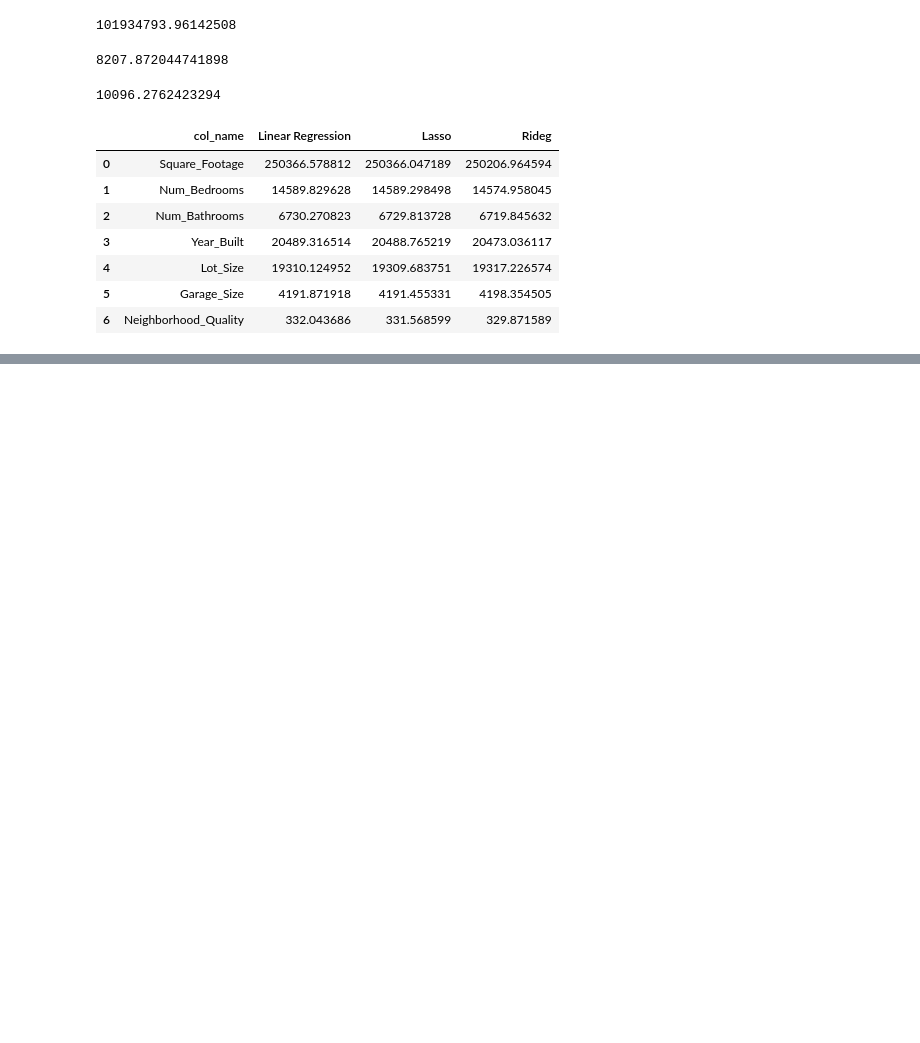
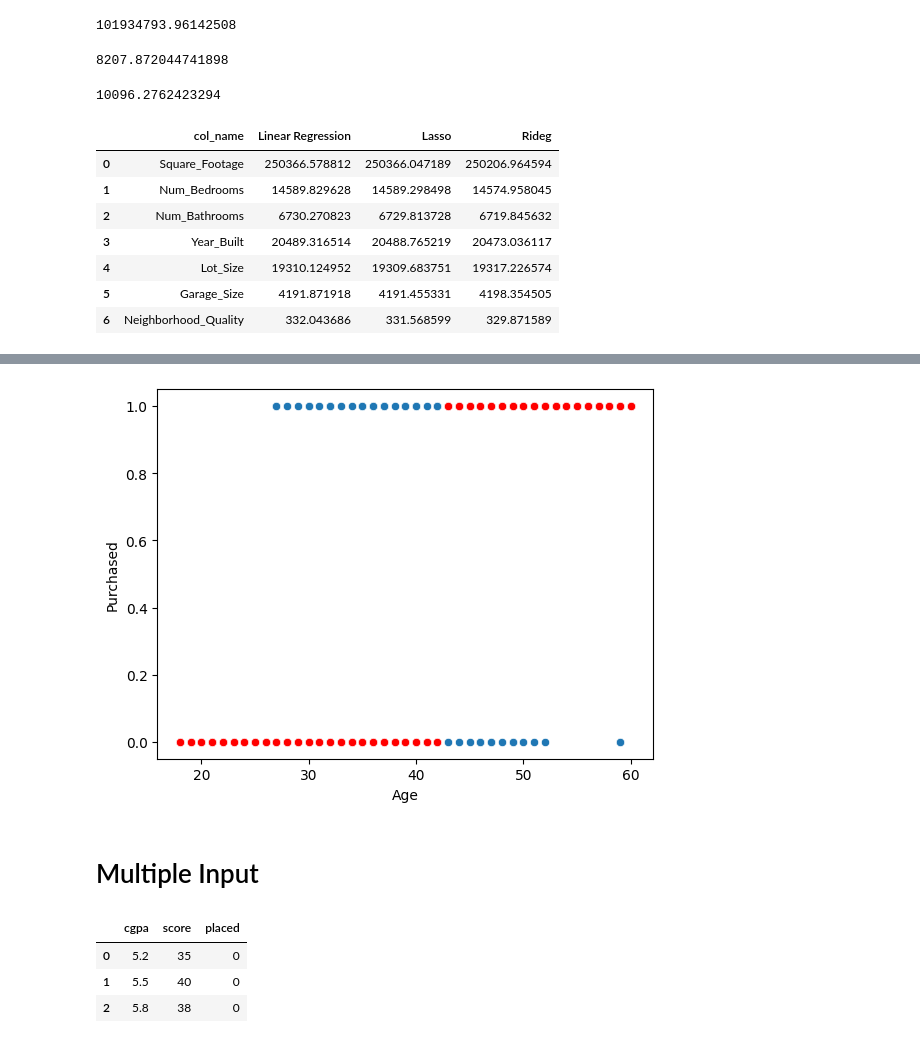
Before and after one commit to jaskiratbudhmaan-ship-it/LocalRepo, a Jupyter notebook: Machine_Learning2.ipynb, the cells around one changed output, grey strips where cells are left out. Saved outputs shown, nothing was run; the diff lists cells and outputs as text; code cells hidden in the pictures; blank space fills up the shorter version.

```diff
--- a/Machine_Learning2.ipynb
+++ b/Machine_Learning2.ipynb
@@ -314,0 +372,8 @@ df
+# %%
+sns.scatterplot(x="Age",y="Purchased",data=dataset)
+sns.scatterplot(x="Age",y=lr.predict(x),data=dataset,color="red")
+plt.show()
+# %% [output]
+[figure, added]
+# %% [markdown]
+# Multiple Input
@@ -314,0 +382,7 @@ df
+# %%
+dataset.head(3)
+# %% [output]
+|  | cgpa | score | placed |
+| 0 | 5.2 | 35 | 0 |
+| 1 | 5.5 | 40 | 0 |
+| 2 | 5.8 | 38 | 0 |
```
Also changed, not shown: parts of 23 cells of this notebook.
